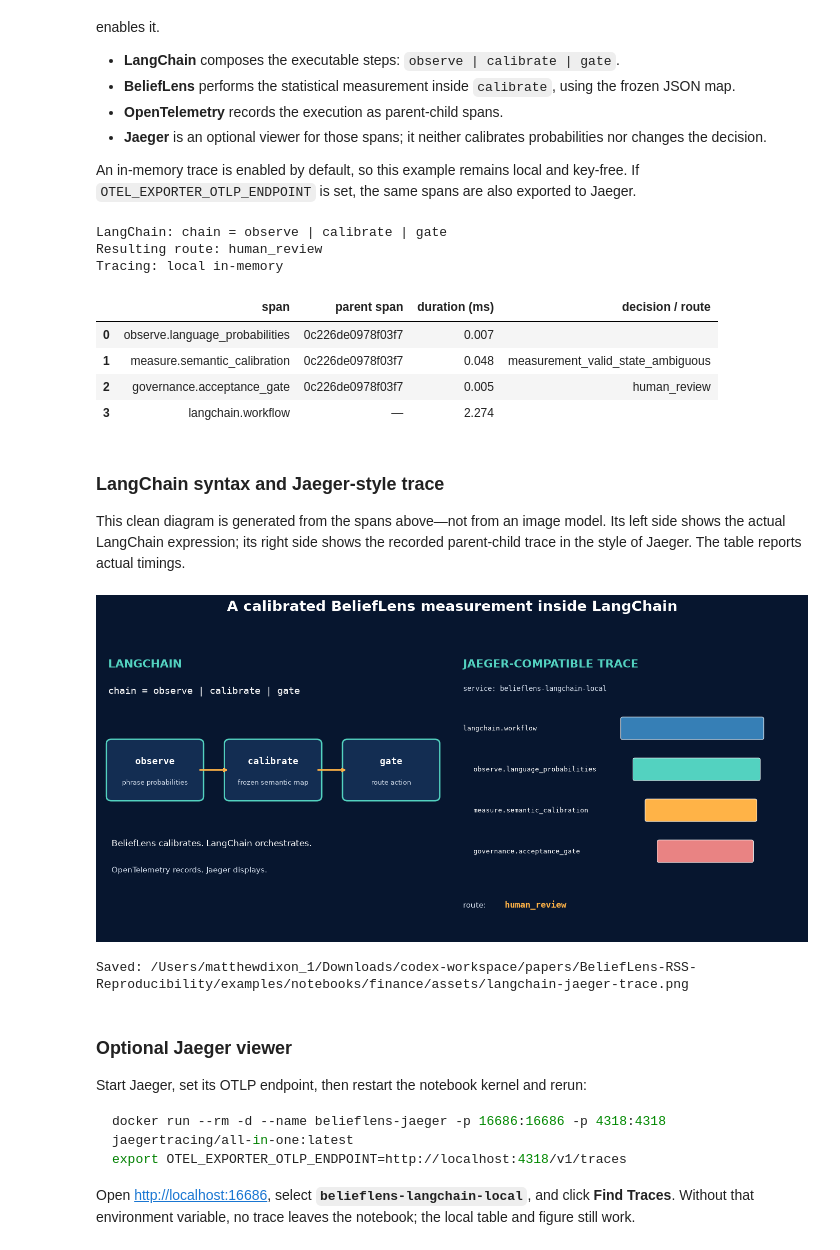
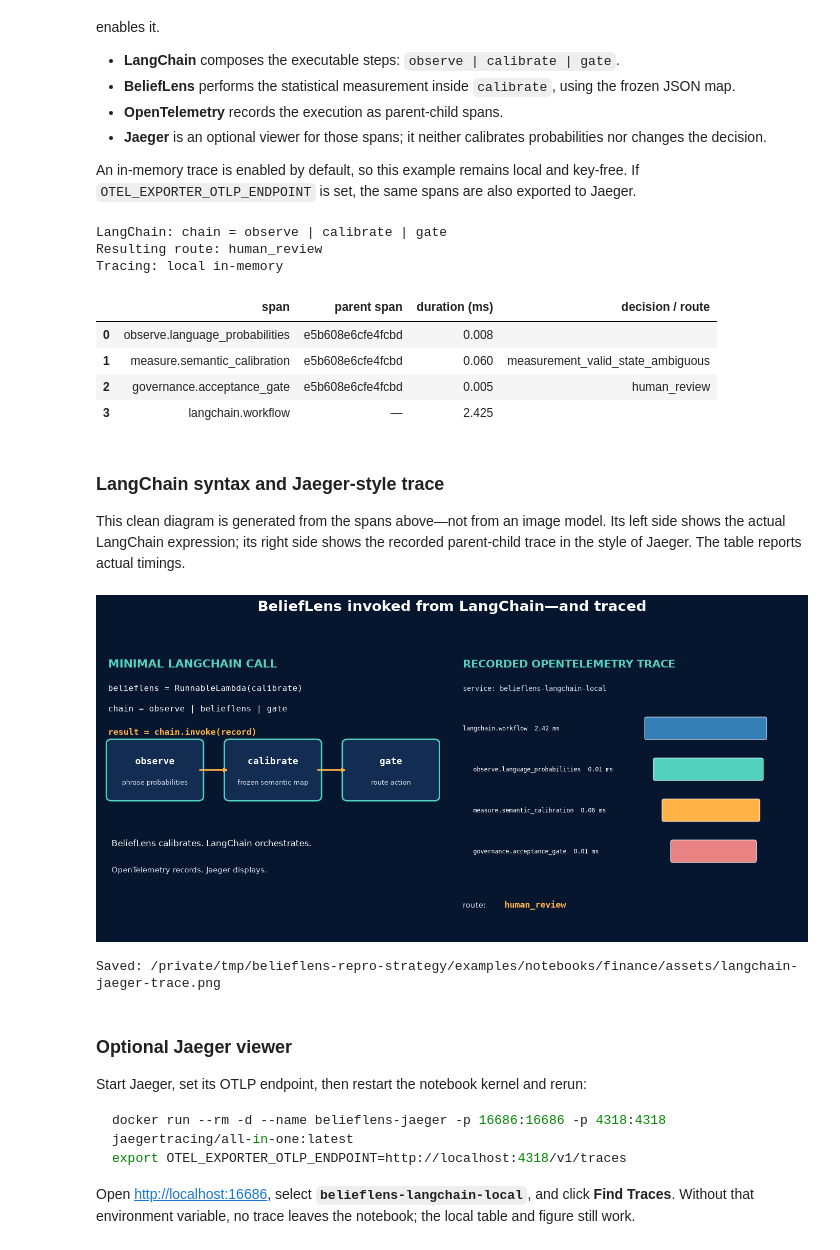
Before and after one commit to mfrdixon/BeliefLens-RSS-Reproducibility, a Jupyter notebook: examples/notebooks/finance/BeliefLens_LangChain_measurement.ipynb, the cells around one changed output. Cells and saved outputs as stored; diff of their text form; code cells hidden in the pictures.

Commit message:
Show LangChain call and traces in integration diagram

```diff
--- a/examples/notebooks/finance/BeliefLens_LangChain_measurement.ipynb
+++ b/examples/notebooks/finance/BeliefLens_LangChain_measurement.ipynb
@@ -278,7 +278,8 @@ def gate(value):
         return {'measurement':value, 'route':next_route}
 
 # Actual LangChain Expression Language (LCEL) syntax
-chain = RunnableLambda(observe) | RunnableLambda(calibrate) | RunnableLambda(gate)
+belieflens = RunnableLambda(calibrate)
+chain = RunnableLambda(observe) | belieflens | RunnableLambda(gate)
 memory_exporter.clear()
 with tracer.start_as_current_span('langchain.workflow'):
     traced_result = chain.invoke(record)
@@ -299,10 +300,10 @@ LangChain: chain = observe | calibrate | gate
 Resulting route: human_review
 Tracing: local in-memory
 |  | span | parent span | duration (ms) | decision / route |
-| 0 | observe.language_probabilities | 0c226de0978f03f7 | 0.007 |  |
-| 1 | measure.semantic_calibration | 0c226de0978f03f7 | 0.048 | measurement_valid_state_ambiguous |
-| 2 | governance.acceptance_gate | 0c226de0978f03f7 | 0.005 | human_review |
-| 3 | langchain.workflow | — | 2.274 |  |
+| 0 | observe.language_probabilities | e5b608e6cfe4fcbd | 0.008 |  |
+| 1 | measure.semantic_calibration | e5b608e6cfe4fcbd | 0.060 | measurement_valid_state_ambiguous |
+| 2 | governance.acceptance_gate | e5b608e6cfe4fcbd | 0.005 | human_review |
+| 3 | langchain.workflow | — | 2.425 |  |
 # %% [markdown]
 ### LangChain syntax and Jaeger-style trace
 
@@ -310,32 +311,37 @@ This clean diagram is generated from the spans above—not from an image model.
 # %%
 import matplotlib.pyplot as plt
 from matplotlib.patches import FancyBboxPatch
 fig,(a,b)=plt.subplots(1,2,figsize=(14,7)); fig.patch.set_facecolor('#07162f')
 for ax in (a,b): ax.set_facecolor('#07162f'); ax.axis('off')
-a.text(.02,.92,'LANGCHAIN',color='#53d2c0',size=16,weight='bold')
-a.text(.02,.83,'chain = observe | calibrate | gate',color='white',size=14,family='monospace')
+a.text(.02,.92,'MINIMAL LANGCHAIN CALL',color='#53d2c0',size=16,weight='bold')
+a.text(.02,.84,'belieflens = RunnableLambda(calibrate)',color='white',size=11.5,family='monospace')
+a.text(.02,.77,'chain = observe | belieflens | gate',color='white',size=11.5,family='monospace')
+a.text(.02,.69,'result = chain.invoke(record)',color='#ffb347',size=12.5,weight='bold',family='monospace')
 items=[(.03,'observe','phrase probabilities'),(.37,'calibrate','frozen semantic map'),(.71,'gate','route action')]
 for x,t,s in items:
  a.add_patch(FancyBboxPatch((x,.48),.25,.18,boxstyle='round,pad=.015',facecolor='#132d52',edgecolor='#53d2c0',lw=2))
  a.text(x+.125,.59,t,ha='center',color='white',size=13,weight='bold',family='monospace'); a.text(x+.125,.52,s,ha='center',color='#d4deec',size=9)
 for x,y in [(.28,.37),(.62,.71)]: a.annotate('',(y,.57),(x,.57),arrowprops={'arrowstyle':'->','color':'#ffb347','lw':2})
 a.text(.03,.31,'BeliefLens calibrates. LangChain orchestrates.',color='white',size=12)
 a.text(.03,.22,'OpenTelemetry records. Jaeger displays.',color='#d4deec',size=11)
-b.text(.02,.92,'JAEGER-COMPATIBLE TRACE',color='#53d2c0',size=16,weight='bold')
+b.text(.02,.92,'RECORDED OPENTELEMETRY TRACE',color='#53d2c0',size=15,weight='bold')
 b.text(.02,.84,'service: belieflens-langchain-local',color='#d4deec',size=10,family='monospace')
 order=['langchain.workflow','observe.language_probabilities','measure.semantic_calibration','governance.acceptance_gate']
 colors=['#367fb6','#53d2c0','#ffb347','#e98383']
+span_by_name={s.name:s for s in spans}
 for i,(name,col) in enumerate(zip(order,colors)):
- y=.68-i*.14; b.text(.02+(.03 if i else 0),y+.025,name,color='white',size=9.5,family='monospace')
- b.add_patch(FancyBboxPatch((.48+i*.035,y),.40-i*.045,.065,boxstyle='round,pad=.006',facecolor=col,edgecolor='white',lw=.7))
+ y=.68-i*.14
+ duration=(span_by_name[name].end_time-span_by_name[name].start_time)/1e6
+ b.text(.02+(.03 if i else 0),y+.025,f'{name}  {duration:.2f} ms',color='white',size=8.8,family='monospace')
+ b.add_patch(FancyBboxPatch((.55+i*.025,y),.34-i*.035,.065,boxstyle='round,pad=.006',facecolor=col,edgecolor='white',lw=.7))
 b.text(.02,.10,'route:',color='#d4deec',size=11); b.text(.14,.10,traced_result['route'],color='#ffb347',size=12,weight='bold',family='monospace')
-fig.suptitle('A calibrated BeliefLens measurement inside LangChain',color='white',size=20,weight='bold')
+fig.suptitle('BeliefLens invoked from LangChain—and traced',color='white',size=20,weight='bold')
 fig.tight_layout(rect=(0,.02,1,.94))
 path=ROOT/'assets'/'langchain-jaeger-trace.png'; fig.savefig(path,dpi=180,facecolor=fig.get_facecolor(),bbox_inches='tight'); plt.show()
 print('Saved:',path.resolve())
 # %% [output]
-[figure, old version]
+[figure, new version]
-Saved: /Users/matthewdixon_1/Downloads/codex-workspace/papers/BeliefLens-RSS-Reproducibility/examples/notebooks/finance/assets/langchain-jaeger-trace.png
+Saved: /private/tmp/belieflens-repro-strategy/examples/notebooks/finance/assets/langchain-jaeger-trace.png
 # %% [markdown]
 ### Optional Jaeger viewer
 
```
Also changed, not shown: 2 other files.
